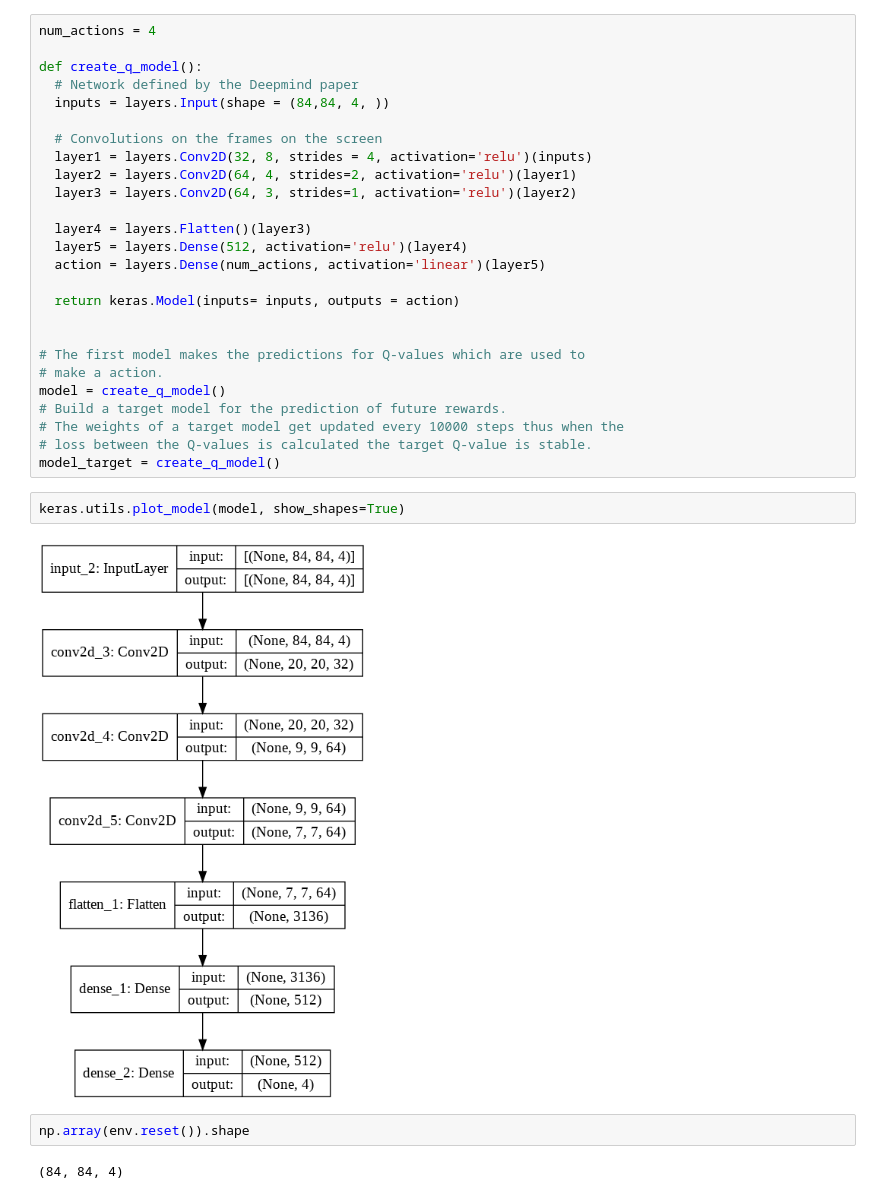
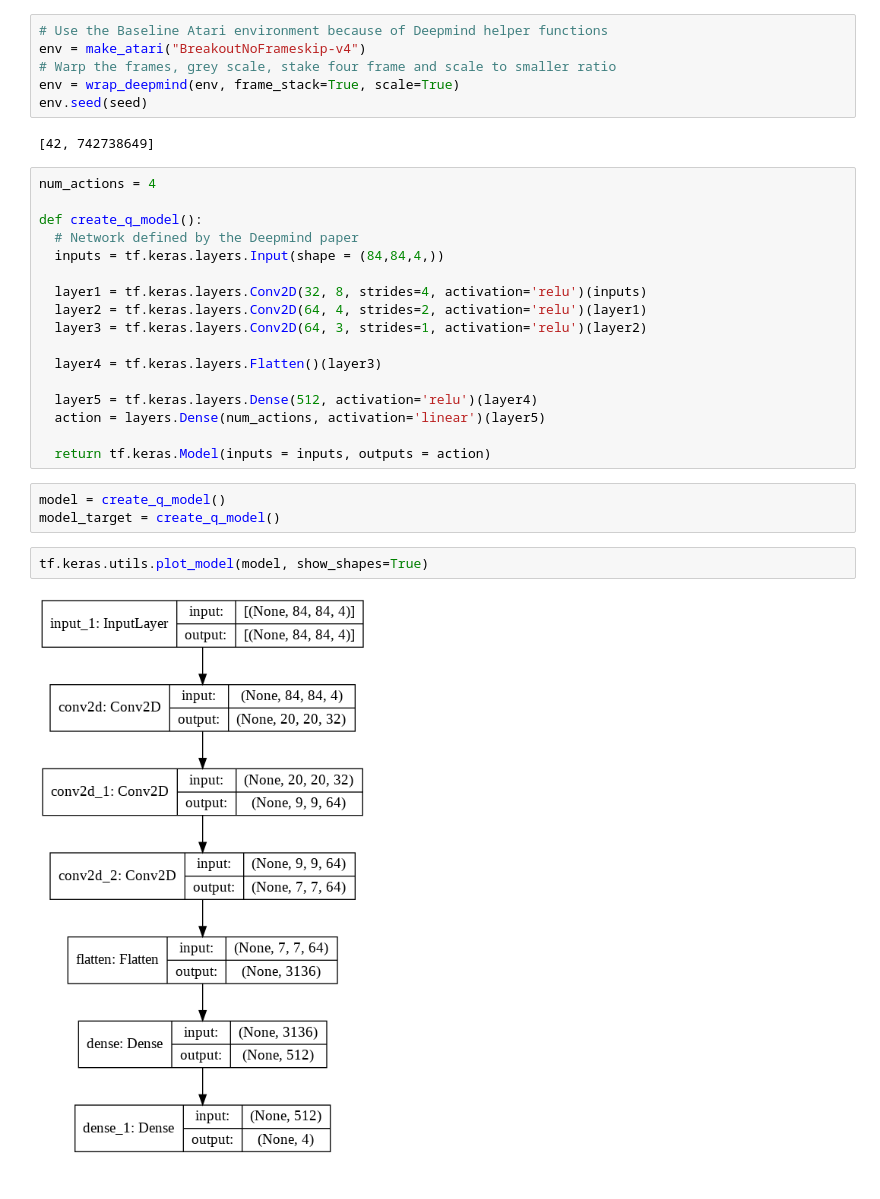
Before and after one commit to Lee-Gunju/AI-paper-code-review-for-personal-project, a Jupyter notebook: Deep_Q_Learning_for_Atari_Breakout.ipynb, the cells around one changed output. Saved outputs shown, nothing was run; the diff lists cells and outputs as text.

```diff
--- a/Deep_Q_Learning_for_Atari_Breakout.ipynb
+++ b/Deep_Q_Learning_for_Atari_Breakout.ipynb
@@ -49,34 +41,32 @@ env.seed(seed)
+# %%
+# Use the Baseline Atari environment because of Deepmind helper functions
+env = make_atari("BreakoutNoFrameskip-v4")
+# Warp the frames, grey scale, stake four frame and scale to smaller ratio
+env = wrap_deepmind(env, frame_stack=True, scale=True)
+env.seed(seed)
+# %% [output]
+[42, 742738649]
 # %%
 num_actions = 4
 
 def create_q_model():
   # Network defined by the Deepmind paper
-  inputs = layers.Input(shape = (84,84, 4, ))
+  inputs = tf.keras.layers.Input(shape = (84,84,4,))
 
-  # Convolutions on the frames on the screen
-  layer1 = layers.Conv2D(32, 8, strides = 4, activation='relu')(inputs)
-  layer2 = layers.Conv2D(64, 4, strides=2, activation='relu')(layer1)
-  layer3 = layers.Conv2D(64, 3, strides=1, activation='relu')(layer2)
+  layer1 = tf.keras.layers.Conv2D(32, 8, strides=4, activation='relu')(inputs)
+  layer2 = tf.keras.layers.Conv2D(64, 4, strides=2, activation='relu')(layer1)
+  layer3 = tf.keras.layers.Conv2D(64, 3, strides=1, activation='relu')(layer2)
 
-  layer4 = layers.Flatten()(layer3)
-  layer5 = layers.Dense(512, activation='relu')(layer4)
+  layer4 = tf.keras.layers.Flatten()(layer3)
+
+  layer5 = tf.keras.layers.Dense(512, activation='relu')(layer4)
   action = layers.Dense(num_actions, activation='linear')(layer5)
 
-  return keras.Model(inputs= inputs, outputs = action)
-
-
-# The first model makes the predictions for Q-values which are used to
-# make a action.
-model = create_q_model()
-# Build a target model for the prediction of future rewards.
-# The weights of a target model get updated every 10000 steps thus when the
-# loss between the Q-values is calculated the target Q-value is stable.
-model_target = create_q_model()
+  return tf.keras.Model(inputs = inputs, outputs = action)
+# %%
+model = create_q_model()
+model_target = create_q_model()
 # %%
-keras.utils.plot_model(model, show_shapes=True)
+tf.keras.utils.plot_model(model, show_shapes=True)
 # %% [output]
-[figure, old version]
+[figure, new version]
-# %%
-np.array(env.reset()).shape
-# %% [output]
-(84, 84, 4)
```
Also changed, not shown: parts of 11 cells of this notebook.
